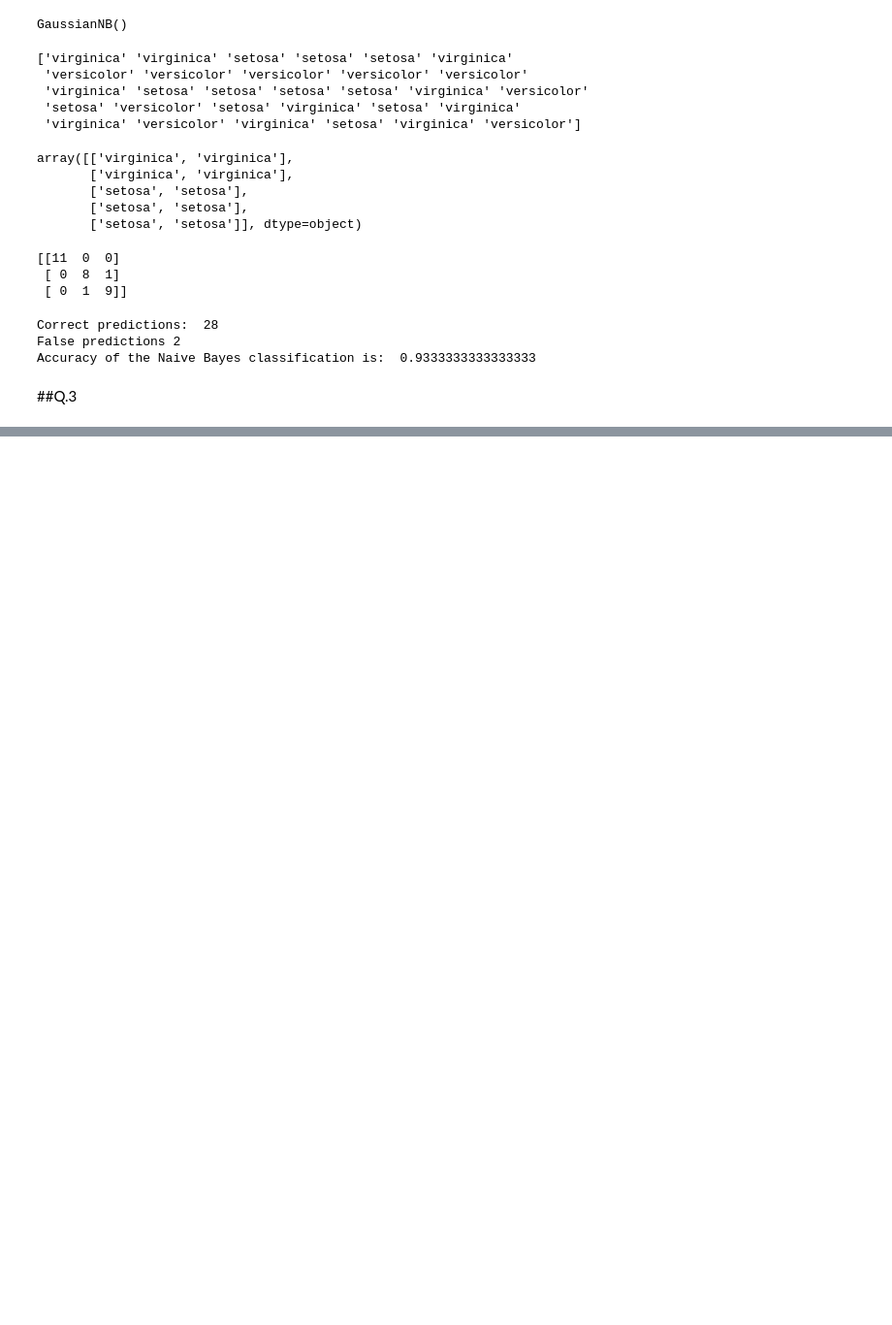
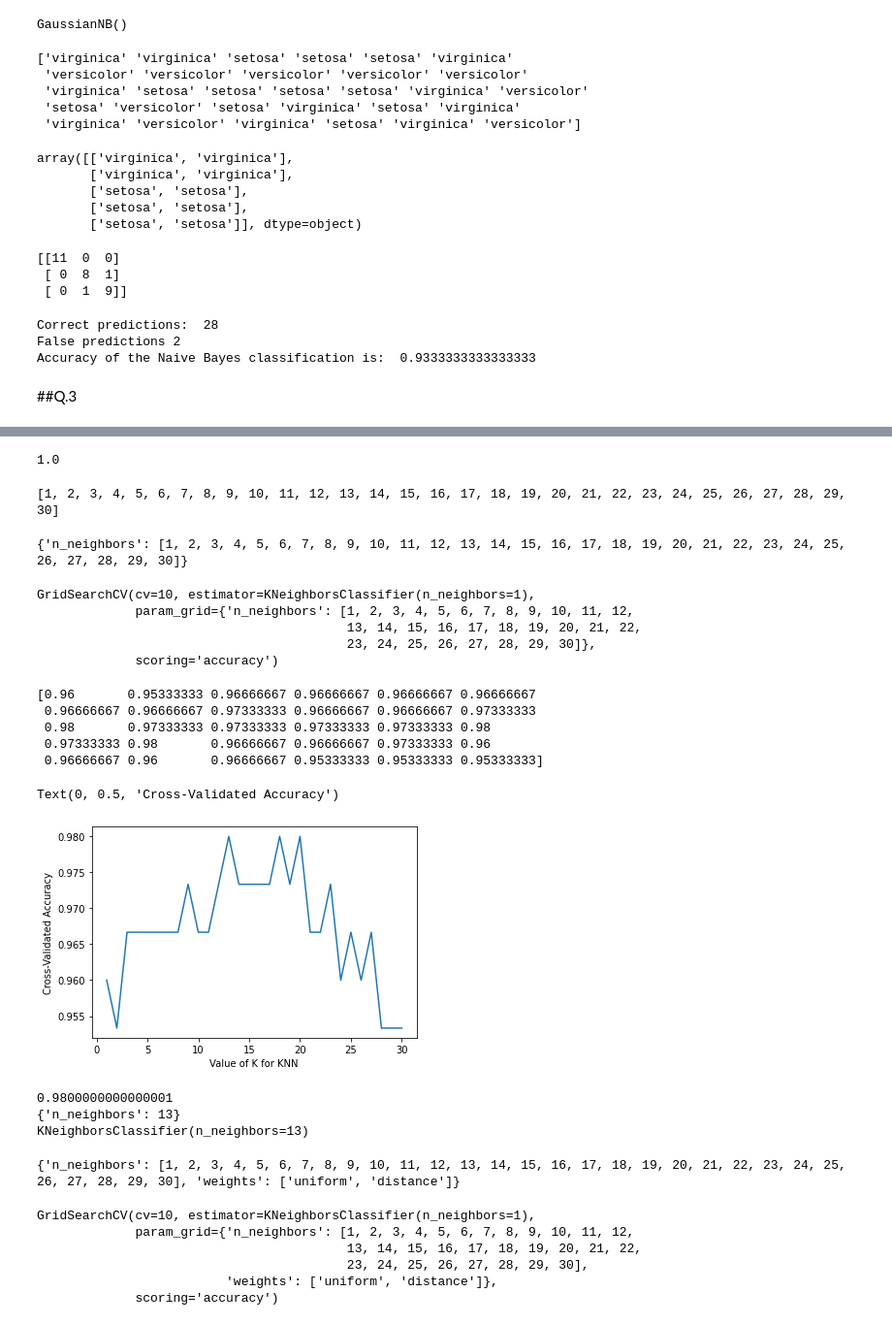
Before and after one commit to konarksharma2001/Machine-Learning, a Jupyter notebook: ML_Lab_Assignment_4.ipynb, the cells around one changed output, grey strips where cells are left out. Shown: that part at 97% size. Cells and saved outputs as stored; diff of their text form; code cells hidden in the pictures; blank space fills up the shorter version.

```diff
--- a/ML_Lab_Assignment_4.ipynb
+++ b/ML_Lab_Assignment_4.ipynb
@@ -206,0 +251,8 @@ Accuracy of the Naive Bayes classification is:  0.9333333333333333
+# %%
+from sklearn.neighbors import KNeighborsClassifier
+knn = KNeighborsClassifier(n_neighbors=1)
+knn.fit(X_train,y_train)
+y_pred = knn.predict(X_test)
+print(metrics.accuracy_score(y_test, y_pred))
+# %% [output]
+1.0
@@ -206,0 +274,60 @@ Accuracy of the Naive Bayes classification is:  0.9333333333333333
+# %%
+k_range = list(range(1, 31))
+print(k_range)
+# %% [output]
+[1, 2, 3, 4, 5, 6, 7, 8, 9, 10, 11, 12, 13, 14, 15, 16, 17, 18, 19, 20, 21, 22, 23, 24, 25, 26, 27, 28, 29, 30]
+# %%
+param_grid = dict(n_neighbors=k_range)
+print(param_grid)
+# %% [output]
+{'n_neighbors': [1, 2, 3, 4, 5, 6, 7, 8, 9, 10, 11, 12, 13, 14, 15, 16, 17, 18, 19, 20, 21, 22, 23, 24, 25, 26, 27, 28, 29, 30]}
+# %%
+grid = GridSearchCV(knn, param_grid, cv=10, scoring='accuracy', return_train_score=False)
+grid.fit(X, y)
+# %% [output]
+GridSearchCV(cv=10, estimator=KNeighborsClassifier(n_neighbors=1),
+             param_grid={'n_neighbors': [1, 2, 3, 4, 5, 6, 7, 8, 9, 10, 11, 12,
+                                         13, 14, 15, 16, 17, 18, 19, 20, 21, 22,
+                                         23, 24, 25, 26, 27, 28, 29, 30]},
+             scoring='accuracy')
+# %%
+grid_mean_scores = grid.cv_results_['mean_test_score']
+print(grid_mean_scores)
+# %% [output]
+[0.96       0.95333333 0.96666667 0.96666667 0.96666667 0.96666667
+ 0.96666667 0.96666667 0.97333333 0.96666667 0.96666667 0.97333333
+ 0.98       0.97333333 0.97333333 0.97333333 0.97333333 0.98
+ 0.97333333 0.98       0.96666667 0.96666667 0.97333333 0.96
+ 0.96666667 0.96       0.96666667 0.95333333 0.95333333 0.95333333]
+# %%
+plt.plot(k_range, grid_mean_scores)
+plt.xlabel('Value of K for KNN')
+plt.ylabel('Cross-Validated Accuracy')
+# %% [output]
+Text(0, 0.5, 'Cross-Validated Accuracy')
+[figure, added]
+# %%
+print(grid.best_score_)
+print(grid.best_params_)
+print(grid.best_estimator_)
+# %% [output]
+0.9800000000000001
+{'n_neighbors': 13}
+KNeighborsClassifier(n_neighbors=13)
+# %%
+k_range = list(range(1, 31))
+weight_options = ['uniform', 'distance']
+param_grid = dict(n_neighbors=k_range, weights=weight_options)
+print(param_grid)
+# %% [output]
+{'n_neighbors': [1, 2, 3, 4, 5, 6, 7, 8, 9, 10, 11, 12, 13, 14, 15, 16, 17, 18, 19, 20, 21, 22, 23, 24, 25, 26, 27, 28, 29, 30], 'weights': ['uniform', 'distance']}
+# %%
+grid = GridSearchCV(knn, param_grid, cv=10, scoring='accuracy', return_train_score=False)
+grid.fit(X, y)
+# %% [output]
+GridSearchCV(cv=10, estimator=KNeighborsClassifier(n_neighbors=1),
+             param_grid={'n_neighbors': [1, 2, 3, 4, 5, 6, 7, 8, 9, 10, 11, 12,
+                                         13, 14, 15, 16, 17, 18, 19, 20, 21, 22,
+                                         23, 24, 25, 26, 27, 28, 29, 30],
+                         'weights': ['uniform', 'distance']},
+             scoring='accuracy')
```
Also changed, not shown: parts of 24 cells of this notebook.
